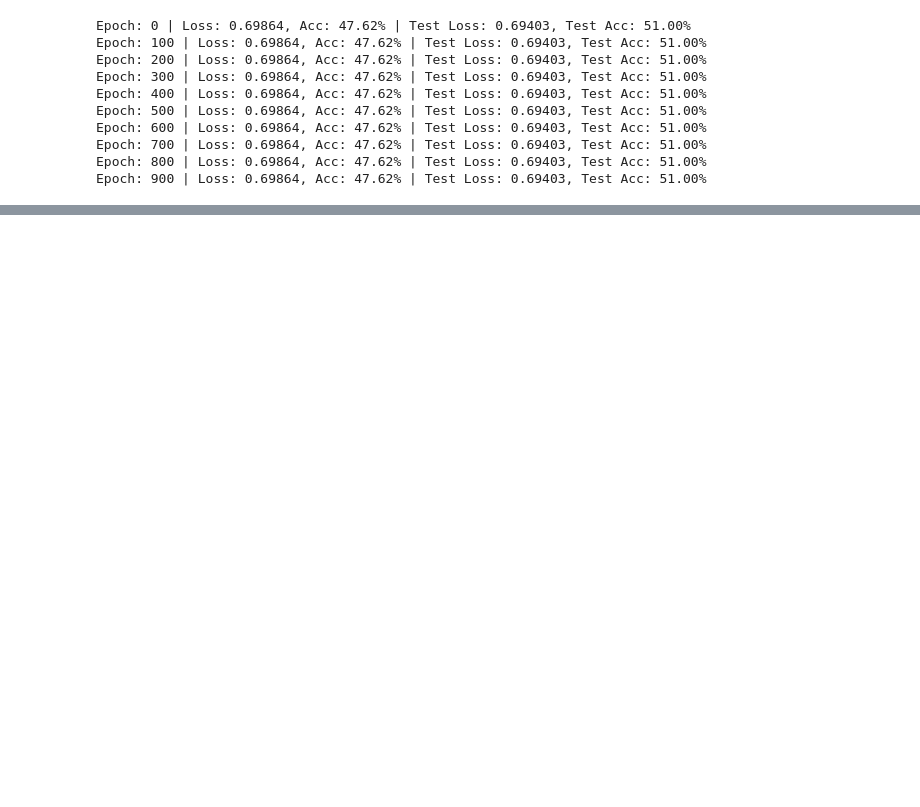
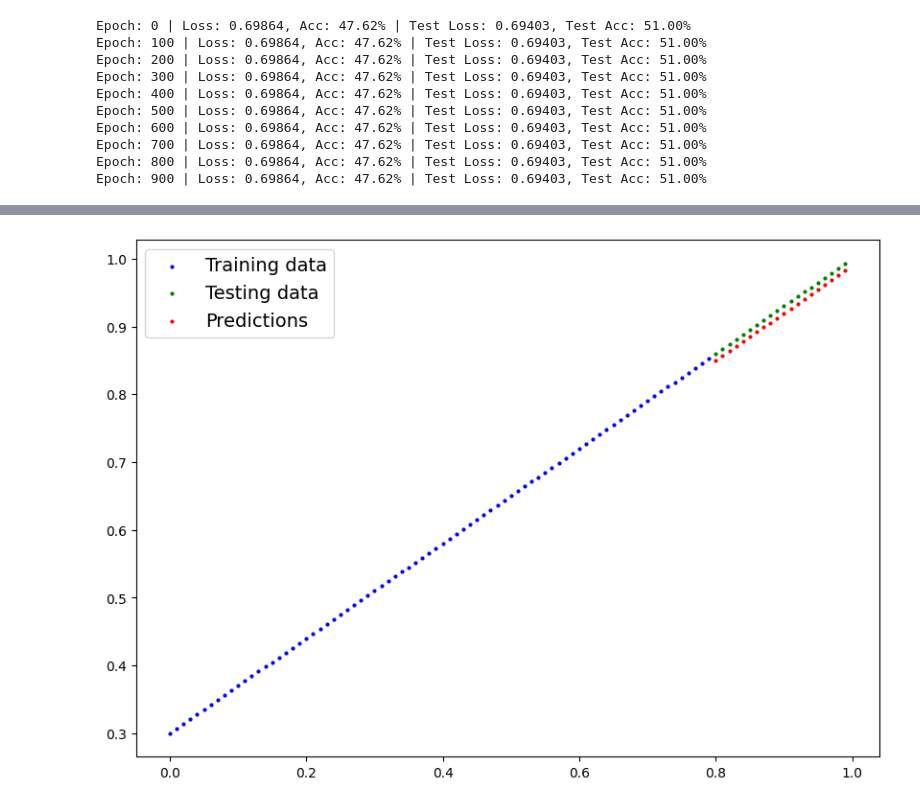
Before and after one commit to dozetype/pytorch-notes, a Jupyter notebook: classification.ipynb, the cells around one changed output, grey strips where cells are left out. Cells and saved outputs as stored; diff of their text form; code cells hidden in the pictures; blank space fills up the shorter version.

```diff
--- a/classification.ipynb
+++ b/classification.ipynb
@@ -348,0 +385,32 @@ Epoch: 900 | Loss: 0.69864, Acc: 47.62% | Test Loss: 0.69403, Test Acc: 51.00%
+# %%
+# Optimizer and Loss fn
+optimizer = torch.optim.SGD(params=model2.parameters(), lr=0.01)
+loss_fn = nn.L1Loss()
+# %%
+epochs = 1000
+
+X_train, X_test = X_train.to(device), X_test.to(device)
+y_train, y_test = y_train.to(device), y_test.to(device)
+
+for epoch in range(epochs):
+    model2.train()
+
+    y_preds = model2(X_train)
+    # loss = nn.BCELoss()(torch.sigmoid(y_logits), y_train) # if using BCELoss()
+    loss = loss_fn(y_preds, y_train)
+    # acc = accuracy_fn(y_train, y_preds)
+
+    optimizer.zero_grad()
+    loss.backward() # back propagation
+    optimizer.step() # gradient descent
+
+    # TESTING
+    if(epoch % 100 == 0):
+        model2.eval()
+        with torch.inference_mode():
+            test_preds = model2(X_test).squeeze()
+
+            test_loss = loss_fn(test_preds, y_test)
+            # test_acc = accuracy_fn(y_test, test_preds)
+
+        print(f"Epoch: {epoch} | Loss: {loss:.5f} | Test Loss: {test_loss:.5f}")
@@ -348,0 +428,13 @@ Epoch: 900 | Loss: 0.69864, Acc: 47.62% | Test Loss: 0.69403, Test Acc: 51.00%
+# %%
+model2.eval()
+with torch.inference_mode():
+    y_preds = model2(X_test).squeeze()
+    test_loss = loss_fn(y_preds, y_test)
+
+plot_predictions(train_data=X_train,
+                 train_labels=y_train,
+                 test_data=X_test,
+                 test_labels=y_test,
+                 predictions=y_preds)
+# %% [output]
+[figure, added]
```
Also changed, not shown: parts of 26 cells of this notebook.
